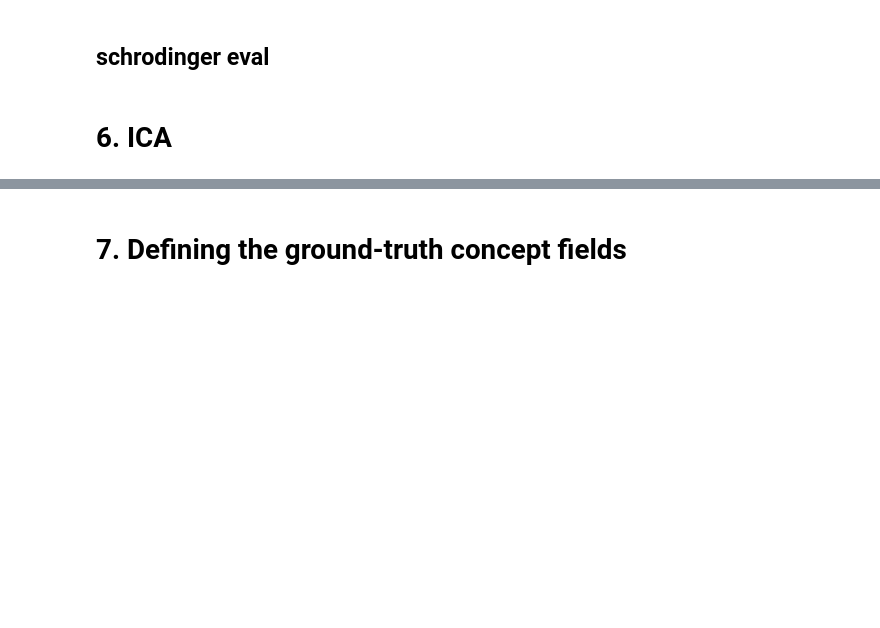
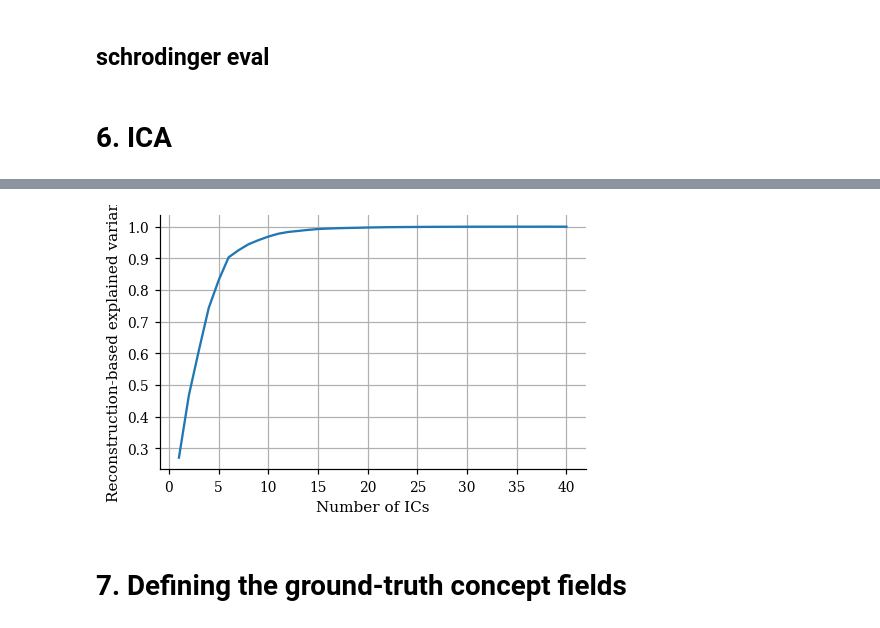
Before and after one commit to NanditaPatil-dotcom/PhysSAE, a Jupyter notebook: PhysSAE_ICA_baseline.ipynb, the cells around one changed output, grey strips where cells are left out. Cells and saved outputs as stored; diff of their text form; code cells hidden in the pictures; blank space fills up the shorter version.

```diff
--- a/PhysSAE_ICA_baseline.ipynb
+++ b/PhysSAE_ICA_baseline.ipynb
@@ -720,3 +720,26 @@ Conv β=50                 iterations =   97
+# %%
+from sklearn.decomposition import FastICA
+import numpy as np
+import matplotlib.pyplot as plt
+
+max_components = 40
+explained = []
+
+for k in range(1, max_components + 1):
+    ica = FastICA(n_components=k, whiten='unit-variance', max_iter=1000, random_state=0)
+    S = ica.fit_transform(H_b_n)
+    H_recon = ica.inverse_transform(S)
+    err = np.linalg.norm(H_b_n - H_recon) / np.linalg.norm(H_b_n)
+    explained.append(1 - err)
+
+plt.figure(figsize=(5,3))
+plt.plot(range(1, max_components + 1), explained)
+plt.xlabel("Number of ICs")
+plt.ylabel("Reconstruction-based explained variance")
+plt.grid(True)
+plt.show()
+# %% [output]
+[figure, added]
 # %% [markdown]
 # 7. Defining the ground-truth concept fields
 # %%
```
Also changed, not shown: parts of 14 cells of this notebook.
